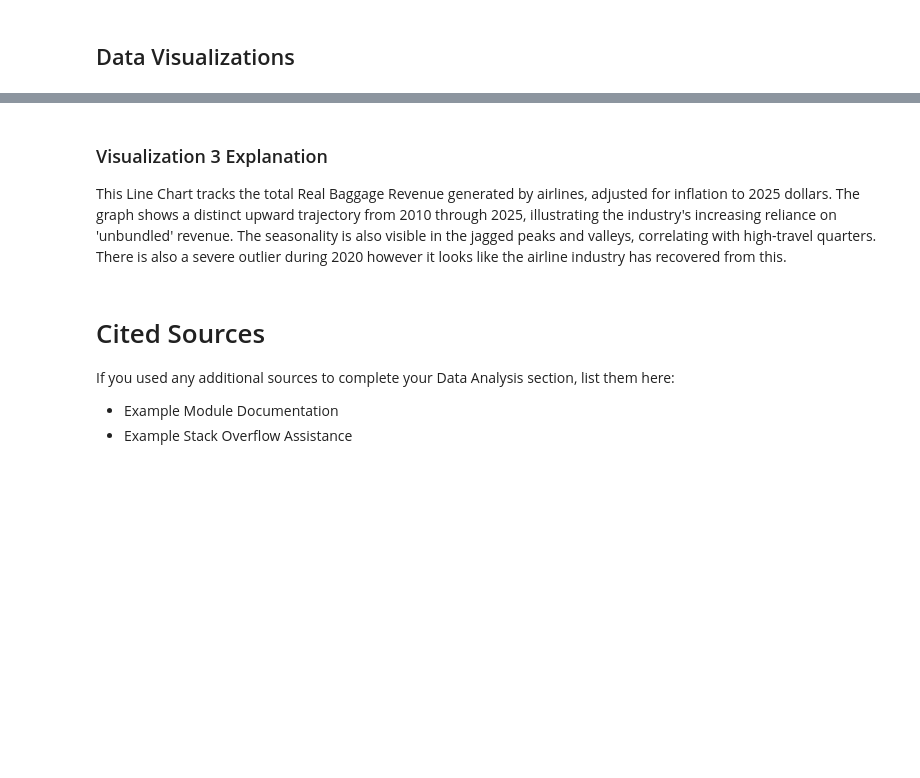
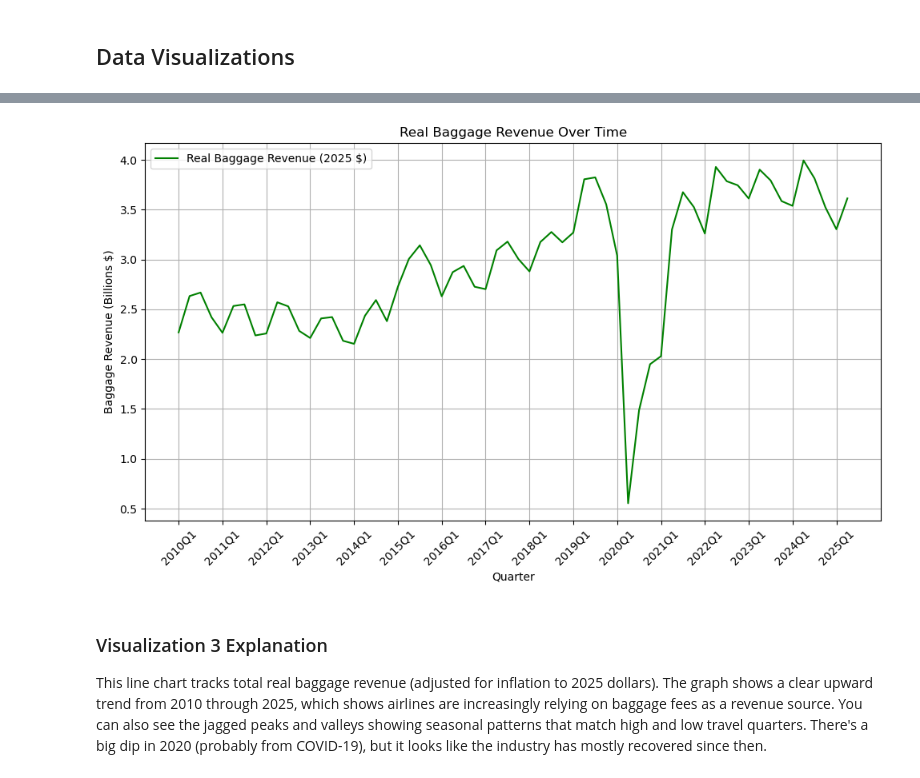
Before and after one commit to Joconnell04/airfare-oil-baggage-analysis, a Jupyter notebook: Phase III.ipynb, the cells around one changed output, grey strips where cells are left out. Saved outputs shown, nothing was run; the diff lists cells and outputs as text; code cells hidden in the pictures; blank space fills up the shorter version.

```diff
--- a/Phase III.ipynb
+++ b/Phase III.ipynb
@@ -978,12 +855,27 @@ if 'dataset_a' in locals() and not dataset_a.empty:
+# %%
+# Visualization 3: Line Plot: Real Baggage Revenue Over Time
+# Note: Requires Insight 5 to be run first (creates revenue_billions column)
+
+# widen for spacing
+plt.figure(figsize=(10, 6))
+
+plt.plot(dataset_a['quarter'], dataset_a['revenue_billions'], 'g-', label='Real Baggage Revenue (2025 $)')
+
+plt.xlabel('Quarter')
+plt.ylabel('Baggage Revenue (Billions $)')
+plt.title('Real Baggage Revenue Over Time')
+
+# show every 4th quarter on x-axis
+plt.xticks(dataset_a['quarter'][::4], rotation=45)
+
+plt.grid(True)
+plt.legend()
+plt.tight_layout()
+plt.savefig('visualization_3_baggage_revenue_time.png', dpi=300, bbox_inches='tight')
+plt.show()
+# %% [output]
+[figure, added]
 # %% [markdown]
 ### Visualization 3 Explanation
 
-This Line Chart tracks the total Real Baggage Revenue generated by airlines, adjusted for inflation to 2025 dollars. The graph shows a distinct upward trajectory from 2010 through 2025, illustrating the industry's increasing reliance on 'unbundled' revenue. The seasonality is also visible in the jagged peaks and valleys, correlating with high-travel quarters. There is also a severe outlier during 2020 however it looks like the airline industry has recovered from this.
+This line chart tracks total real baggage revenue (adjusted for inflation to 2025 dollars). The graph shows a clear upward trend from 2010 through 2025, which shows airlines are increasingly relying on baggage fees as a revenue source. You can also see the jagged peaks and valleys showing seasonal patterns that match high and low travel quarters. There's a big dip in 2020 (probably from COVID-19), but it looks like the industry has mostly recovered since then.
-# %% [markdown]
-# Cited Sources
-
-If you used any additional sources to complete your Data Analysis section, list them here:
-
-
-*   Example Module Documentation
-*   Example Stack Overflow Assistance
```
Also changed, not shown: parts of 32 cells of this notebook, 6 other files.
